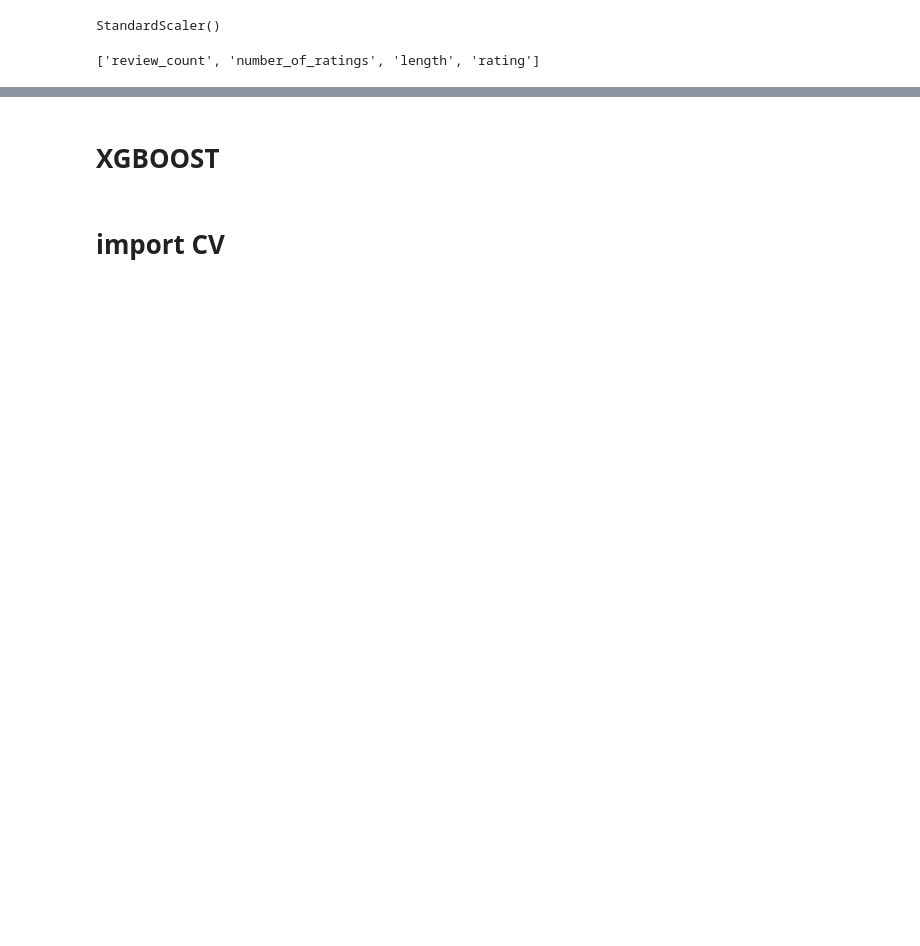
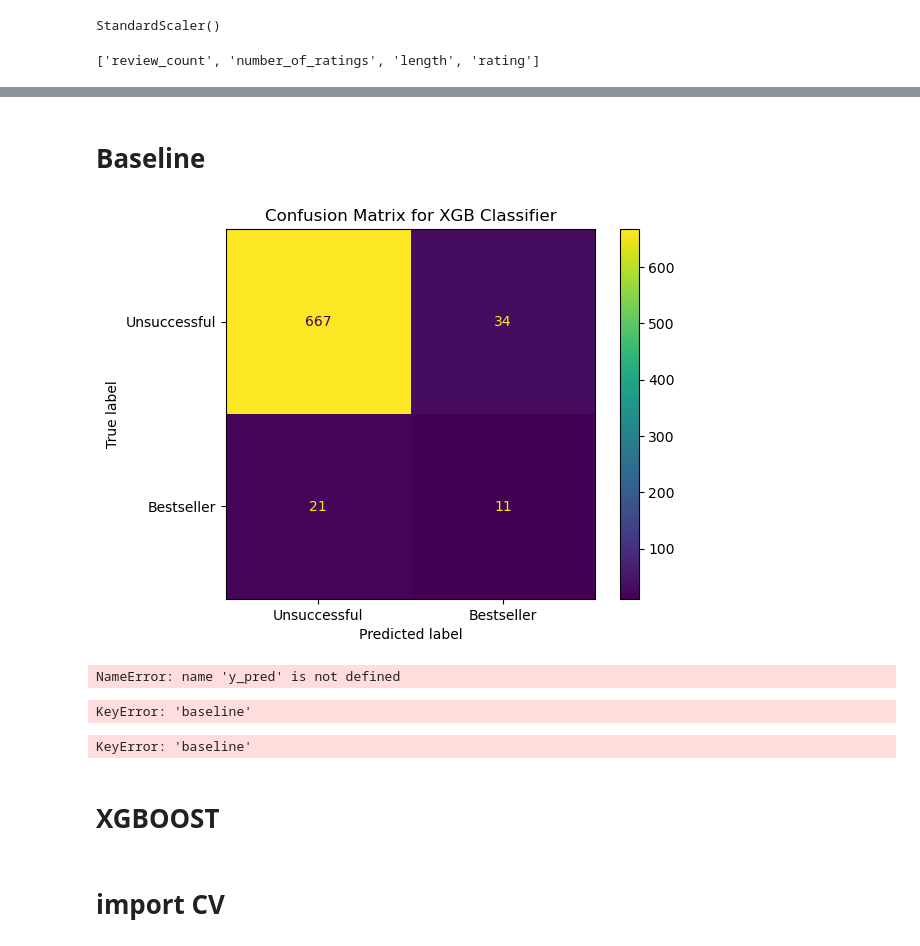
Before and after one commit to Booookkkkkssss/books_main, a Jupyter notebook: navs-folder/modeling.ipynb, the cells around one changed output, grey strips where cells are left out. Cells and saved outputs as stored; diff of their text form; code cells hidden in the pictures; blank space fills up the shorter version.

```diff
--- a/navs-folder/modeling.ipynb
+++ b/navs-folder/modeling.ipynb
@@ -89,0 +121,2 @@ y_test = y_test.reset_index(drop= True)
+# %%
+X_train, y_train, X_test, y_test = Xandy_set(train,test)
@@ -90,3 +125,43 @@ y_test = y_test.reset_index(drop= True)
+# %%
+def scaling(X_train, X_test):
+
+    # create a subset of numerical column
+    xtrainnums = X_train[['review_count','number_of_ratings','length','rating']]
+
+    number_list = ['review_count','number_of_ratings','length','rating']
+
+    # Note that we only call .fit with the training data
+    scaler = sklearn.preprocessing.StandardScaler()
+
+    # fit training data to scaler, not transforming here
+    scaler.fit(xtrainnums)
+
+    # transform the numerical values that we want based on the trained fit scaler
+    X_train_scaled = scaler.transform(X_train[number_list])
+    X_test_scaled = scaler.transform(X_test[number_list])
+
+    # create a dataframe
+    X_train_scaled = pd.DataFrame(X_train_scaled, columns= [number_list])
+    X_test_scaled = pd.DataFrame(X_test_scaled, columns= [number_list])
+
+
+    # add the 'neg','neutral','pos','compound' from x_train to the scaled data. reset
+    X_train_scaled[['neg','neutral','pos','compound']] = X_train[['neg','neutral','pos','compound']].reset_index(drop = True)
+    X_test_scaled[['neg','neutral','pos','compound']] = X_test[['neg','neutral','pos','compound']].reset_index(drop = True)
+
+    # create a list of the dummies
+    dummies = X_train.columns.tolist()[11:]
+
+    # add dummies to dataframe
+    X_train_scaled = pd.concat([X_train_scaled, X_train[dummies]],axis = 1 )
+    X_test_scaled = pd.concat([X_test_scaled, X_test[dummies]],axis = 1 )
+
+
+
+
+    return X_train_scaled, X_test_scaled
+# %%
+X_train_scaled, X_test_scaled = scaling(X_train, X_test)
 # %% [markdown]
 # creating a min max scaler
 # %%
@@ -206,0 +236,2 @@ x_train_scaled[important_feats]
+# %% [markdown]
+# Baseline
@@ -206,0 +295,8 @@ x_train_scaled[important_feats]
+# %%
+y_pred = XGBclf(X_train_scaled, X_test_scaled)
+# %% [output]
+[figure, added]
+# %%
+y_pred
+# %% [output]
+NameError: name 'y_pred' is not defined
@@ -207,2 +307,10 @@ x_train_scaled[important_feats]
+# %%
+y_test['baseline'] == mode
+# %% [output]
+KeyError: 'baseline'
+# %%
+y_test['baseline'] == False
+# %% [output]
+KeyError: 'baseline'
 # %% [markdown]
 # XGBOOST
```
Also changed, not shown: parts of 100 cells of this notebook.
